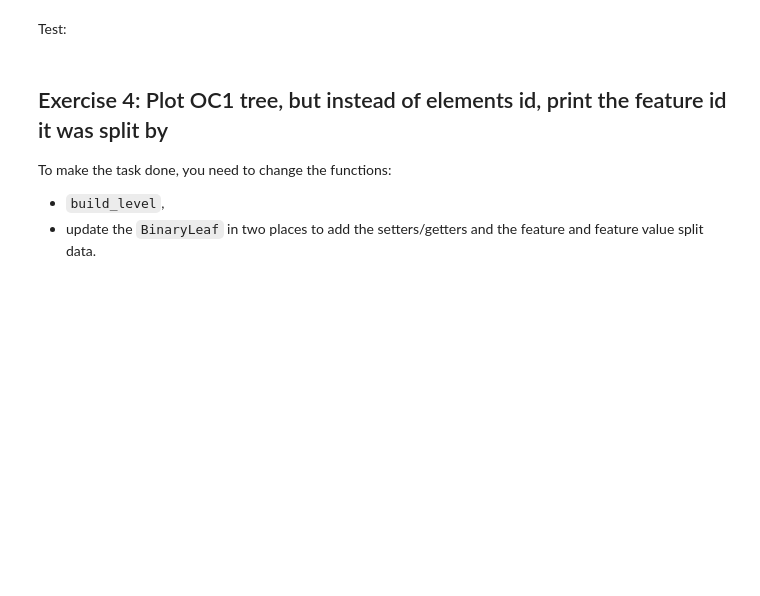
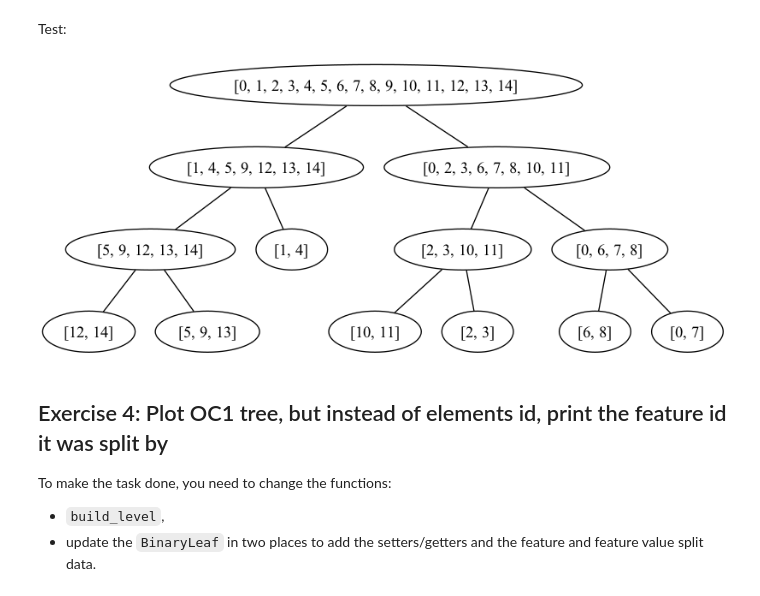
Before and after one commit to mawojcik/machine-learning, a Jupyter notebook: exercise3_decision_trees/055Decision_trees_Exercises.ipynb, the cells around one changed output. Saved outputs shown, nothing was run; the diff lists cells and outputs as text; code cells hidden in the pictures; blank space fills up the shorter version.

```diff
--- a/exercise3_decision_trees/055Decision_trees_Exercises.ipynb
+++ b/exercise3_decision_trees/055Decision_trees_Exercises.ipynb
@@ -564,3 +595,19 @@ cart_tree, split_history_cart = build(current_node)
+# %%
+cart_tree, split_history_cart = build(current_node)
+
+
+def plot_tree(split_history):
+    tree = pydot.Dot(graph_type='graph')
+    for split in split_history:
+        new_edge = pydot.Edge(split[0], split[1])
+        tree.add_edge(new_edge)
+    tree.write('pruned_tree.png', format='png')
+
+
+plot_tree(split_history_cart)
+Image(filename='pruned_tree.png')
+# %% [output]
+[figure, added]
 # %% [markdown]
 ## Exercise 4: Plot OC1 tree, but instead of elements id, print the feature id it was split by
 
```
Also changed, not shown: parts of 2 cells of this notebook.
